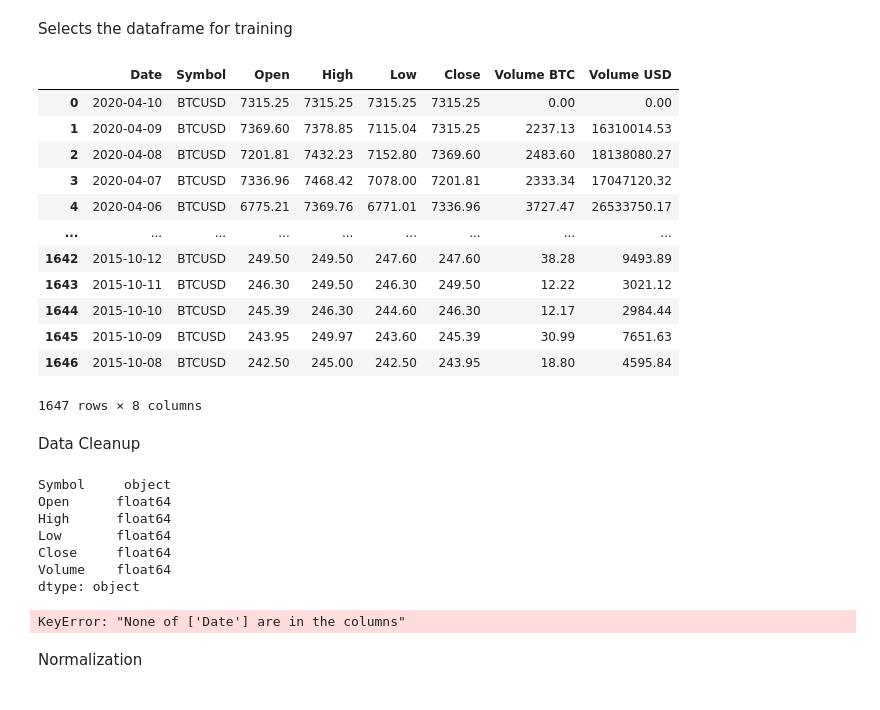
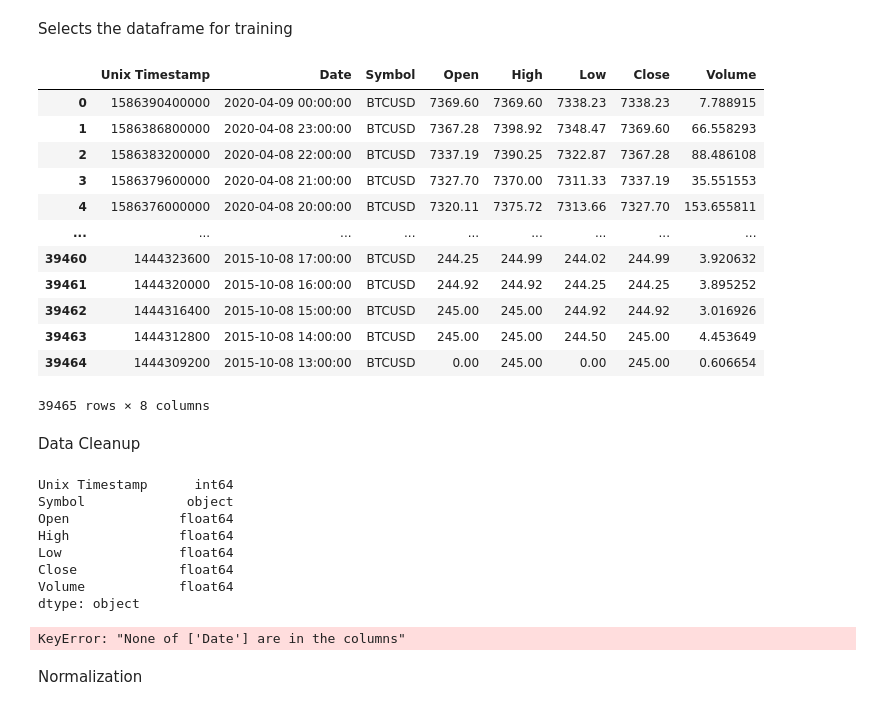
Before and after one commit to estebancr3008/Reinforcement_Learning_Binary_Options_Bot, a Jupyter notebook: Data_Preparation_for_Binary_Learning_Trading.ipynb, the cells around one changed output. Cells and saved outputs as stored; diff of their text form; code cells hidden in the pictures.

```diff
--- a/Data_Preparation_for_Binary_Learning_Trading.ipynb
+++ b/Data_Preparation_for_Binary_Learning_Trading.ipynb
@@ -45,26 +25,26 @@ Selects the dataframe for training
 # %%
 #df = pd.read_csv('/content/drive/MyDrive/Other Projects/USDGBP.csv')
 #df = pd.read_csv('/content/drive/MyDrive/Other Projects/USDJPY.csv')
-df = pd.read_csv('BTCUSD_day.csv')
+df = pd.read_csv('/Users/esteban/Documents/GitHub/Reinforcement_Learning_Binary_Options_Bot/BTCUSD_1hr.csv')
 #df = pd.read_csv('/content/drive/MyDrive/Other Projects/BTCUSD_1hr.csv')
 #df = pd.read_csv('/content/drive/MyDrive/Other Projects/BTCUSD_1min.csv')
 #df = pd.read_csv('/content/drive/MyDrive/Other Projects/Download Data - STOCK_US_XNYS_F (1).csv')
 
 df
 # %% [output]
-|  | Date | Symbol | Open | High | Low | Close | Volume BTC | Volume USD |
-| 0 | 2020-04-10 | BTCUSD | 7315.25 | 7315.25 | 7315.25 | 7315.25 | 0.00 | 0.00 |
-| 1 | 2020-04-09 | BTCUSD | 7369.60 | 7378.85 | 7115.04 | 7315.25 | 2237.13 | 16310014.53 |
-| 2 | 2020-04-08 | BTCUSD | 7201.81 | 7432.23 | 7152.80 | 7369.60 | 2483.60 | 18138080.27 |
-| 3 | 2020-04-07 | BTCUSD | 7336.96 | 7468.42 | 7078.00 | 7201.81 | 2333.34 | 17047120.32 |
-| 4 | 2020-04-06 | BTCUSD | 6775.21 | 7369.76 | 6771.01 | 7336.96 | 3727.47 | 26533750.17 |
+|  | Unix Timestamp | Date | Symbol | Open | High | Low | Close | Volume |
+| 0 | 1586390400000 | 2020-04-09 00:00:00 | BTCUSD | 7369.60 | 7369.60 | 7338.23 | 7338.23 | 7.788915 |
+| 1 | 1586386800000 | 2020-04-08 23:00:00 | BTCUSD | 7367.28 | 7398.92 | 7348.47 | 7369.60 | 66.558293 |
+| 2 | 1586383200000 | 2020-04-08 22:00:00 | BTCUSD | 7337.19 | 7390.25 | 7322.87 | 7367.28 | 88.486108 |
+| 3 | 1586379600000 | 2020-04-08 21:00:00 | BTCUSD | 7327.70 | 7370.00 | 7311.33 | 7337.19 | 35.551553 |
+| 4 | 1586376000000 | 2020-04-08 20:00:00 | BTCUSD | 7320.11 | 7375.72 | 7313.66 | 7327.70 | 153.655811 |
 | ... | ... | ... | ... | ... | ... | ... | ... | ... |
-| 1642 | 2015-10-12 | BTCUSD | 249.50 | 249.50 | 247.60 | 247.60 | 38.28 | 9493.89 |
-| 1643 | 2015-10-11 | BTCUSD | 246.30 | 249.50 | 246.30 | 249.50 | 12.22 | 3021.12 |
-| 1644 | 2015-10-10 | BTCUSD | 245.39 | 246.30 | 244.60 | 246.30 | 12.17 | 2984.44 |
-| 1645 | 2015-10-09 | BTCUSD | 243.95 | 249.97 | 243.60 | 245.39 | 30.99 | 7651.63 |
-| 1646 | 2015-10-08 | BTCUSD | 242.50 | 245.00 | 242.50 | 243.95 | 18.80 | 4595.84 |
+| 39460 | 1444323600 | 2015-10-08 17:00:00 | BTCUSD | 244.25 | 244.99 | 244.02 | 244.99 | 3.920632 |
+| 39461 | 1444320000 | 2015-10-08 16:00:00 | BTCUSD | 244.92 | 244.92 | 244.25 | 244.25 | 3.895252 |
+| 39462 | 1444316400 | 2015-10-08 15:00:00 | BTCUSD | 245.00 | 245.00 | 244.92 | 244.92 | 3.016926 |
+| 39463 | 1444312800 | 2015-10-08 14:00:00 | BTCUSD | 245.00 | 245.00 | 244.50 | 245.00 | 4.453649 |
+| 39464 | 1444309200 | 2015-10-08 13:00:00 | BTCUSD | 0.00 | 245.00 | 0.00 | 245.00 | 0.606654 |
-1647 rows × 8 columns
+39465 rows × 8 columns
 # %% [markdown]
 Data Cleanup
 # %%
@@ -93,12 +73,13 @@ print(df.dtypes)
 
 df.head()
 # %% [output]
-Symbol     object
-Open      float64
-High      float64
-Low       float64
-Close     float64
-Volume    float64
+Unix Timestamp      int64
+Symbol             object
+Open              float64
+High              float64
+Low               float64
+Close             float64
+Volume            float64
 dtype: object
 KeyError: "None of ['Date'] are in the columns"
 # %% [markdown]
```
Also changed, not shown: parts of 3 cells of this notebook.
